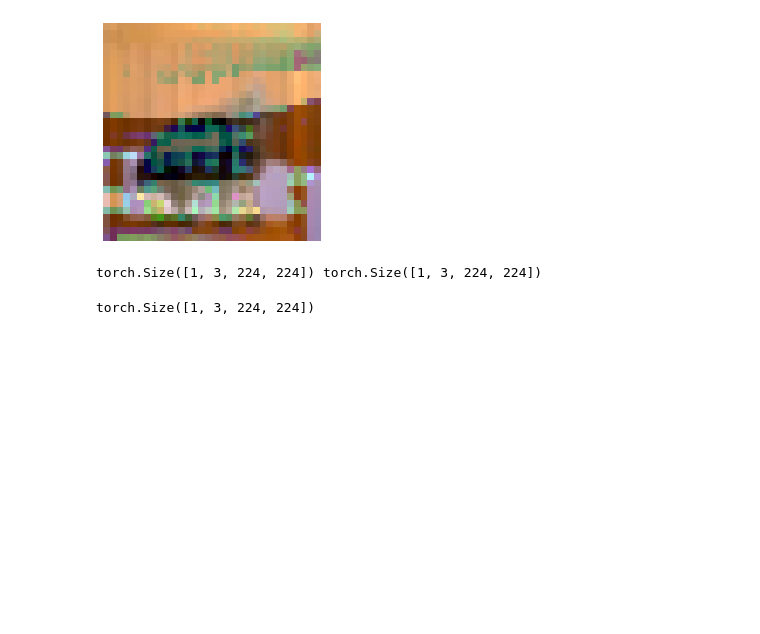
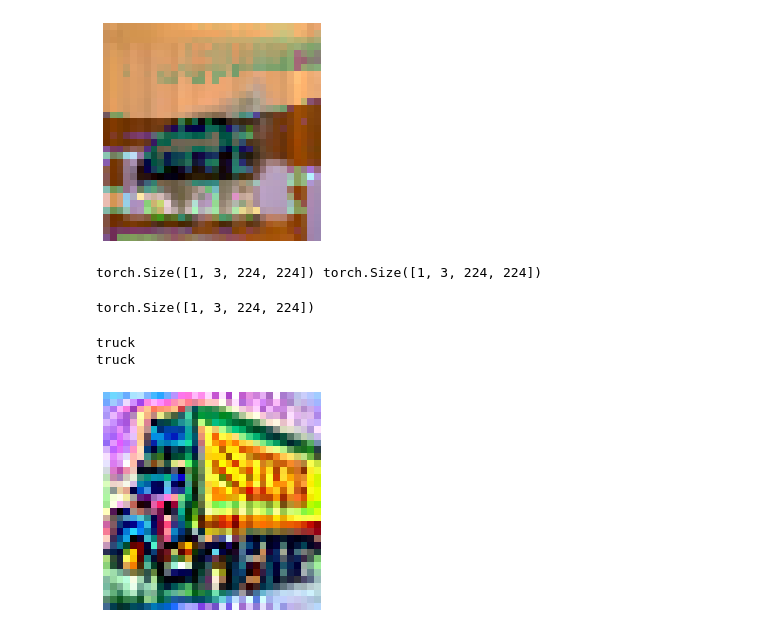
Before and after one commit to mchong6/robust_cifar, a Jupyter notebook: test_convergence.ipynb, the cells around one changed output. Cells and saved outputs as stored; diff of their text form; code cells hidden in the pictures; blank space fills up the shorter version.

Commit message:
robustify update

```diff
--- a/test_convergence.ipynb
+++ b/test_convergence.ipynb
@@ -112,20 +113,16 @@ testloader = torch.utils.data.DataLoader(testset, batch_size=100, shuffle=False,
 norm = NormalizeByChannelMeanStd(
     mean=MEAN, std=STD).cuda()
 
-classifier = torch.nn.DataParallel(nn.Sequential(norm, ResNet18())).cuda().eval()
-# classifier = nn.DataParallel(ResNet18())
-# checkpoint = torch.load('./checkpoint/madry_baseline.t7')
-# checkpoint = torch.load('./checkpoint/madry+grad_lambda1.t7')
-# checkpoint = torch.load('./checkpoint/madry+grad_lambda0.100000.t7')
-# checkpoint = torch.load('./checkpoint/madry+grad_lambda10.000000.t7')
-# checkpoint = torch.load('./checkpoint/ckpt_robust_data_robust_mod.t7')
-checkpoint = torch.load('./checkpoint/ckpt_adv1_lambda_100.000.t7')
-# checkpoint = torch.load('./checkpoint/ckpt_adv0_lambda_50.000.t7')
-# checkpoint = torch.load('./checkpoint/ckpt_accumulate_10_scale1_warm1.t7')
+classifier = nn.DataParallel(ResNet18())
+checkpoint = torch.load('../../robust_cifar/checkpoint/ckpt_featMI.t7')
 classifier.load_state_dict(checkpoint['net'])
-# classifier = nn.Sequential(norm, classifier).cuda().eval()
+classifier = nn.Sequential(norm,  classifier).eval().cuda()
 
-classifier_norm = nn.Sequential(norm, ResNet18()).cuda().eval()
+# classifier = torch.nn.DataParallel(nn.Sequential(norm, ResNet18())).cuda().eval()
+# checkpoint = torch.load('./checkpoint/ckpt_robust_data_multiadv.t7')
+# classifier.load_state_dict(checkpoint['net'])
+
+# classifier_norm = nn.Sequential(norm, ResNet18()).cuda().eval()
 # checkpoint = torch.load('./checkpoint/ckpt_accumulate_10_scale1_warm1.t7')
 # checkpoint = torch.load('./checkpoint/ckpt_robust.t7')
 # checkpoint = torch.load('./checkpoint/ckpt_sub_accumulate_1_scale0_warm0.t7')
@@ -239,3 +247,18 @@ bn(z).shape
 # %% [output]
 torch.Size([1, 3, 224, 224]) torch.Size([1, 3, 224, 224])
 torch.Size([1, 3, 224, 224])
+# %%
+classes = ('plane', 'car', 'bird', 'cat', 'deer', 'dog', 'frog', 'horse', 'ship', 'truck')
+
+c = 9
+x = Image.open('./robust_data_multiadv/%d/25.png'%c)
+# x = Image.open('./robust_data_bs1/%d/11.png'%c)
+x = transform_test(x).unsqueeze(0)
+util.display_image(x)
+print(classes[classifier(x).argmax(1)[0]])
+adv = adversary.perturb(x.cuda(), torch.LongTensor([c]).cuda())
+print(classes[classifier(adv).argmax(1)[0]])
+# %% [output]
+truck
+truck
+[figure, added]
```
Also changed, not shown: parts of 2 cells of this notebook, 11 other files.
